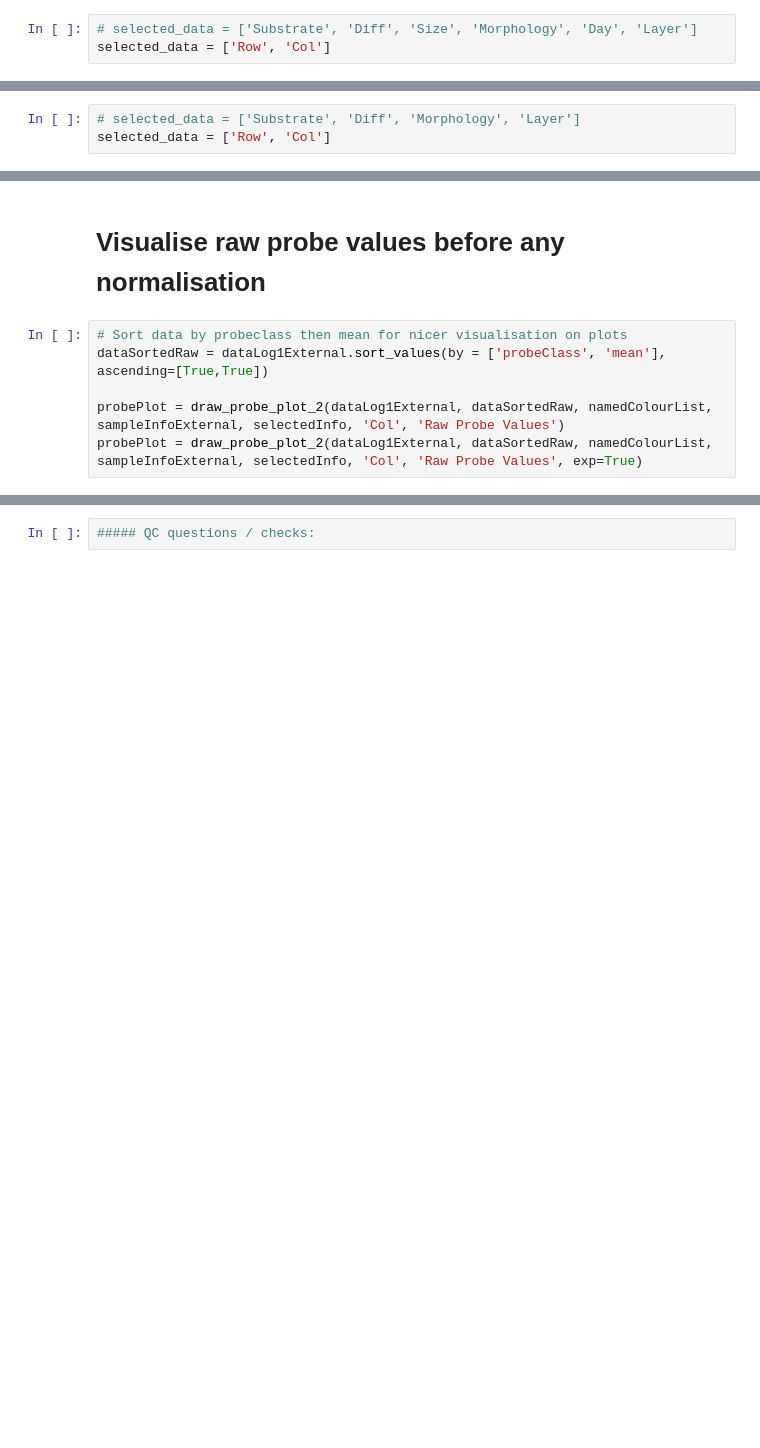
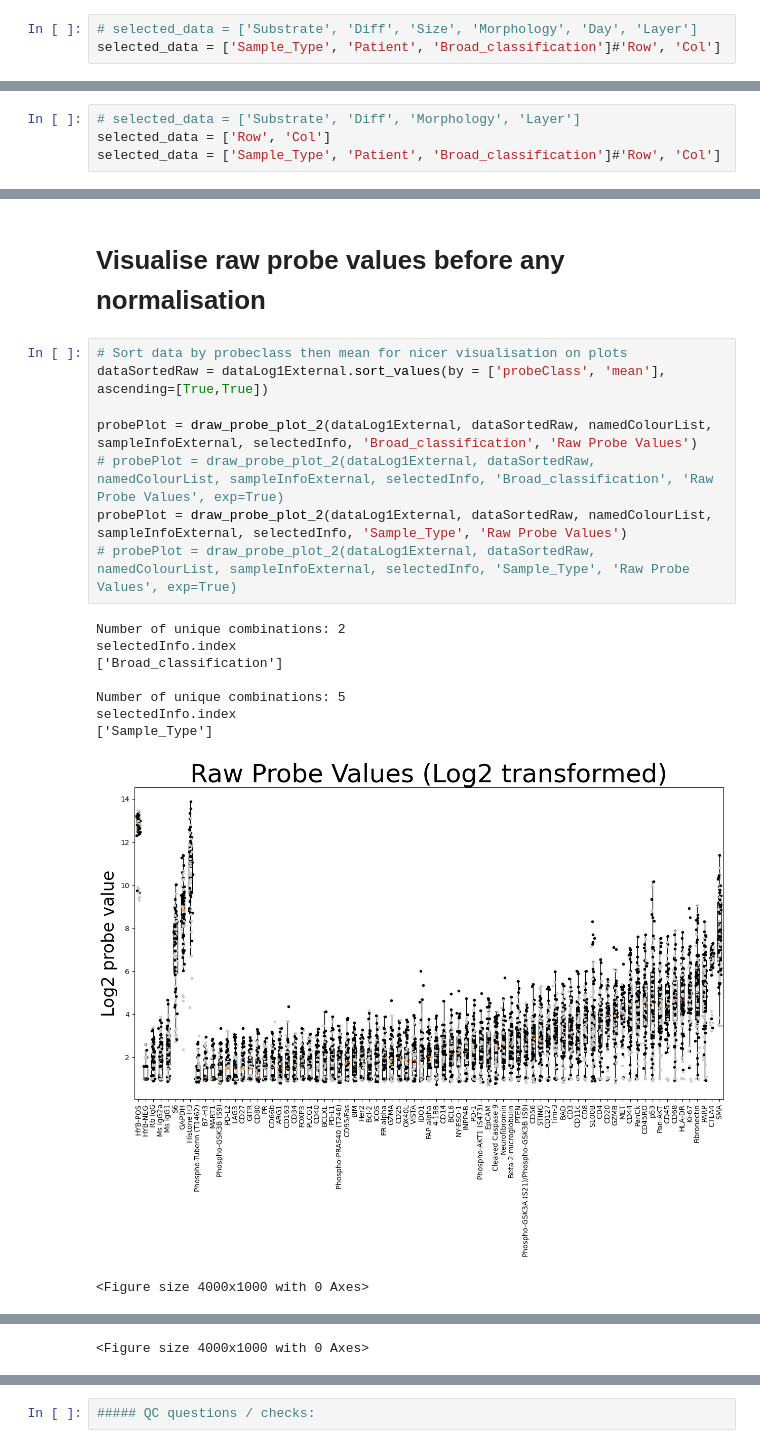
Before and after one commit to kyleupton/DSP_EDA_Protein, a Jupyter notebook: DSP_nCounter_Protein_QC_Git.ipynb, the cells around one changed output, grey strips where cells are left out. Drawn from its saved outputs; the diff is of its cells as text; blank space fills up the shorter version.

```diff
--- a/DSP_nCounter_Protein_QC_Git.ipynb
+++ b/DSP_nCounter_Protein_QC_Git.ipynb
@@ -1041,6 +1051,6 @@ print(selected_data)
 # %%
 # selected_data = ['Substrate', 'Diff', 'Size', 'Morphology', 'Day', 'Layer']
-selected_data = ['Row', 'Col']
+selected_data = ['Sample_Type', 'Patient', 'Broad_classification']#'Row', 'Col']
 # %% [markdown]
 #### factors uniques table
 # %%
@@ -1112,6 +1158,7 @@ print(selected_data)
 # %%
 # selected_data = ['Substrate', 'Diff', 'Morphology', 'Layer']
 selected_data = ['Row', 'Col']
+selected_data = ['Sample_Type', 'Patient', 'Broad_classification']#'Row', 'Col']
 # %%
 selectedInfo = selectedInfo.loc[selected_data]
 selectedInfo
@@ -1157,6 +1249,18 @@ for s in selected_data:
 # %%
 # Sort data by probeclass then mean for nicer visualisation on plots
 dataSortedRaw = dataLog1External.sort_values(by = ['probeClass', 'mean'], ascending=[True,True])
 
-probePlot = draw_probe_plot_2(dataLog1External, dataSortedRaw, namedColourList, sampleInfoExternal, selectedInfo, 'Col', 'Raw Probe Values')
-probePlot = draw_probe_plot_2(dataLog1External, dataSortedRaw, namedColourList, sampleInfoExternal, selectedInfo, 'Col', 'Raw Probe Values', exp=True)
+probePlot = draw_probe_plot_2(dataLog1External, dataSortedRaw, namedColourList, sampleInfoExternal, selectedInfo, 'Broad_classification', 'Raw Probe Values')
+# probePlot = draw_probe_plot_2(dataLog1External, dataSortedRaw, namedColourList, sampleInfoExternal, selectedInfo, 'Broad_classification', 'Raw Probe Values', exp=True)
+probePlot = draw_probe_plot_2(dataLog1External, dataSortedRaw, namedColourList, sampleInfoExternal, selectedInfo, 'Sample_Type', 'Raw Probe Values')
+# probePlot = draw_probe_plot_2(dataLog1External, dataSortedRaw, namedColourList, sampleInfoExternal, selectedInfo, 'Sample_Type', 'Raw Probe Values', exp=True)
+# %% [output]
+Number of unique combinations: 2
+selectedInfo.index
+['Broad_classification']
+
+Number of unique combinations: 5
+selectedInfo.index
+['Sample_Type']
+[figure, added]
+<Figure size 4000x1000 with 0 Axes>
@@ -1163,3 +1268,4 @@ probePlot = draw_probe_plot_2(dataLog1External, dataSortedRaw, namedColourList,
+<Figure size 4000x1000 with 0 Axes>
 # %%
 plt.scatter(np.exp2(dataLog1External.drop(labels=['mean','probeClass'], axis=1).loc['HYB-NEG'])-1,
             dataLog1External.drop(labels=['mean','probeClass'], axis=1).loc['HYB-POS'])
```
Also changed, not shown: parts of 48 cells of this notebook, 8 other files.
